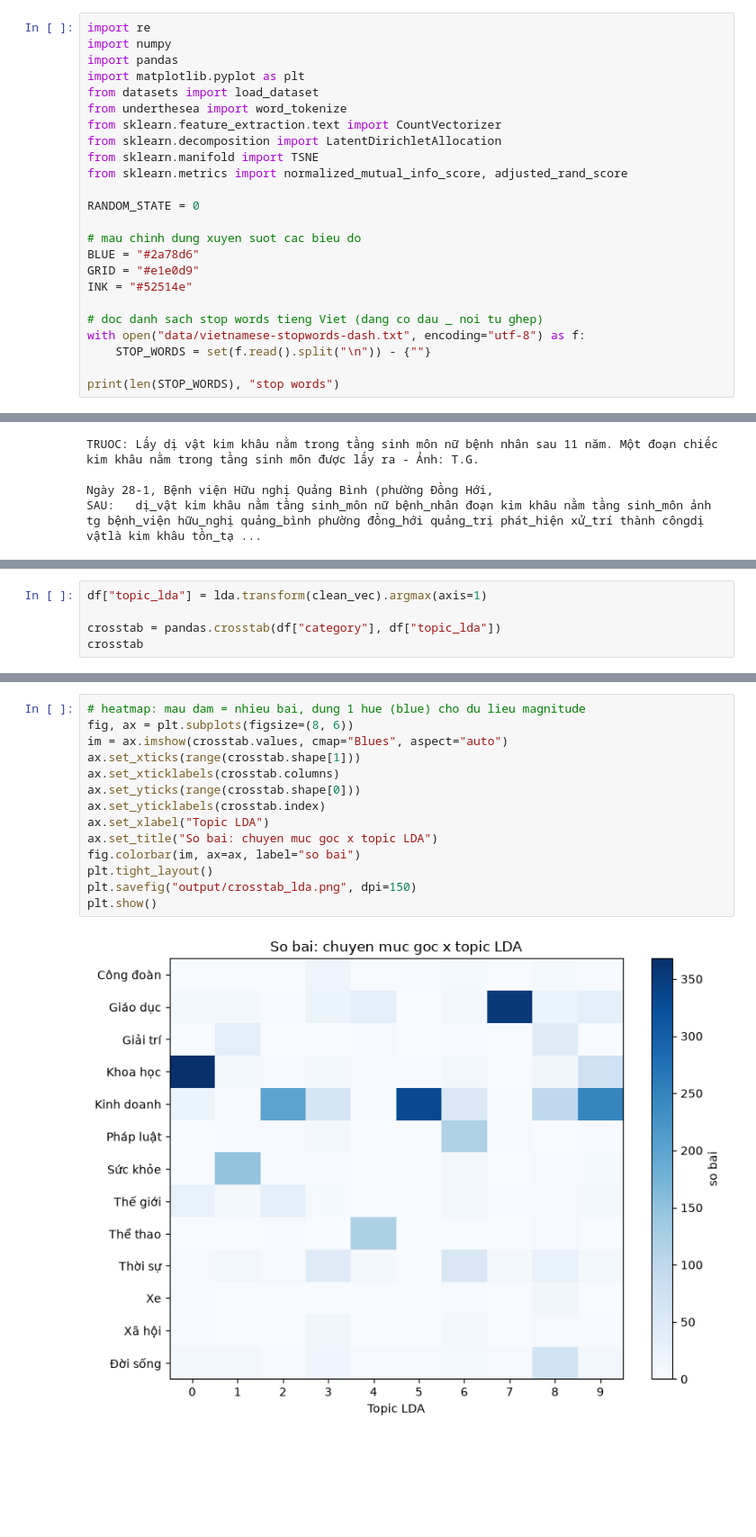
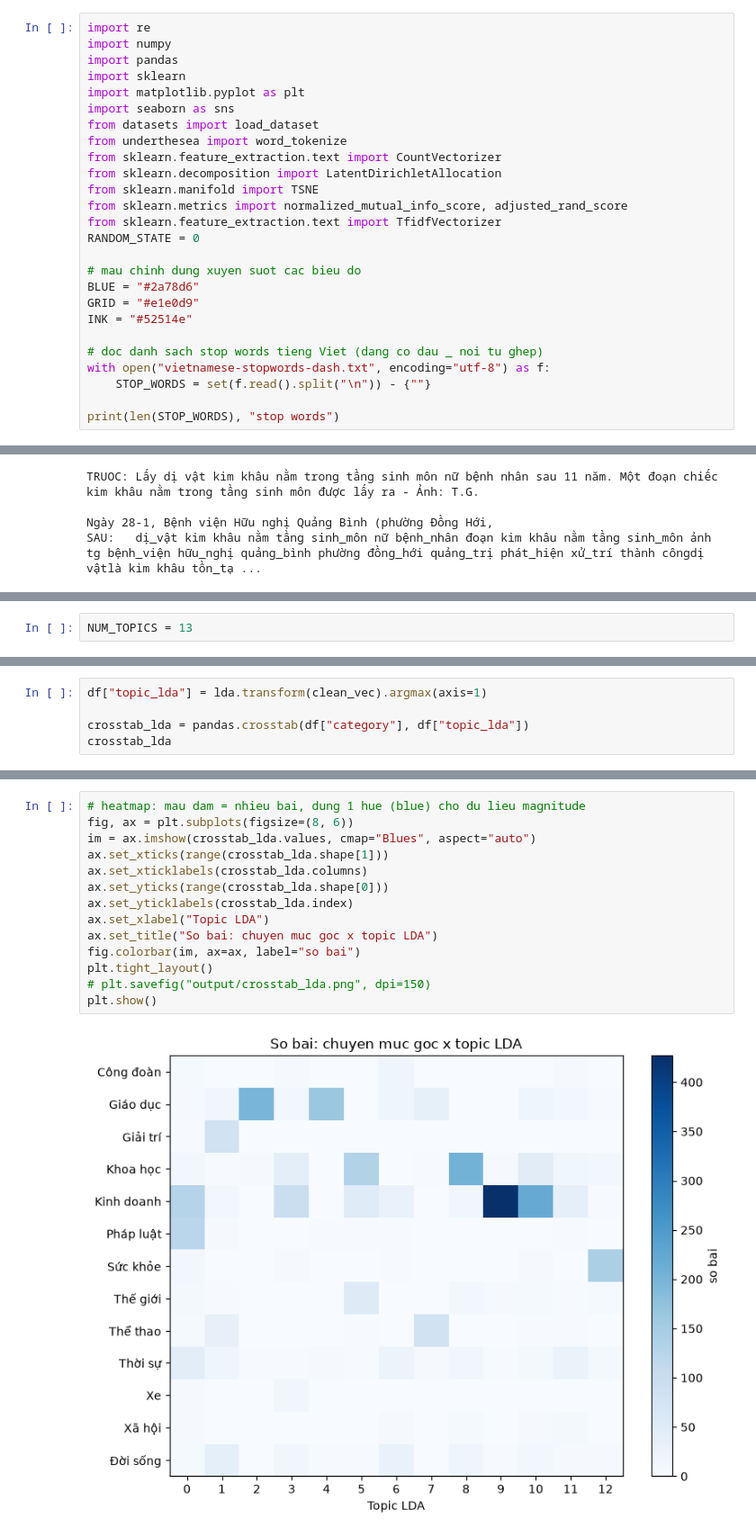
Before and after one commit to nguyenbadanh14112007-commits/TopicModeling, a Jupyter notebook: TopicModeling.ipynb, the cells around one changed output, grey strips where cells are left out. Shown at 90% size. Saved outputs shown, nothing was run; the diff lists cells and outputs as text; blank space fills up the shorter version.

```diff
--- a/TopicModeling.ipynb
+++ b/TopicModeling.ipynb
@@ -8,14 +8,16 @@ Mau 3000 bai bao, chi dung **LDA** (`sklearn.decomposition.LatentDirichletAlloca
 import re
 import numpy
 import pandas
+import sklearn
 import matplotlib.pyplot as plt
+import seaborn as sns
 from datasets import load_dataset
 from underthesea import word_tokenize
 from sklearn.feature_extraction.text import CountVectorizer
 from sklearn.decomposition import LatentDirichletAllocation
 from sklearn.manifold import TSNE
 from sklearn.metrics import normalized_mutual_info_score, adjusted_rand_score
-
+from sklearn.feature_extraction.text import TfidfVectorizer
 RANDOM_STATE = 0
 
 # mau chinh dung xuyen suot cac bieu do
@@ -24,7 +26,7 @@ GRID = "#e1e0d9"
 INK = "#52514e"
 
 # doc danh sach stop words tieng Viet (dang co dau _ noi tu ghep)
-with open("data/vietnamese-stopwords-dash.txt", encoding="utf-8") as f:
+with open("vietnamese-stopwords-dash.txt", encoding="utf-8") as f:
     STOP_WORDS = set(f.read().split("\n")) - {""}
 
 print(len(STOP_WORDS), "stop words")
@@ -203 +263,3 @@ plt.show()
+# %%
+NUM_TOPICS = 13
 # %% [markdown]
@@ -288,6 +431,6 @@ plt.show()
 # %%
 df["topic_lda"] = lda.transform(clean_vec).argmax(axis=1)
 
-crosstab = pandas.crosstab(df["category"], df["topic_lda"])
-crosstab
+crosstab_lda = pandas.crosstab(df["category"], df["topic_lda"])
+crosstab_lda
 # %% [output]
@@ -315,16 +505,16 @@ ARI: 0.34425712958250076
 # %%
 # heatmap: mau dam = nhieu bai, dung 1 hue (blue) cho du lieu magnitude
 fig, ax = plt.subplots(figsize=(8, 6))
-im = ax.imshow(crosstab.values, cmap="Blues", aspect="auto")
-ax.set_xticks(range(crosstab.shape[1]))
-ax.set_xticklabels(crosstab.columns)
-ax.set_yticks(range(crosstab.shape[0]))
-ax.set_yticklabels(crosstab.index)
+im = ax.imshow(crosstab_lda.values, cmap="Blues", aspect="auto")
+ax.set_xticks(range(crosstab_lda.shape[1]))
+ax.set_xticklabels(crosstab_lda.columns)
+ax.set_yticks(range(crosstab_lda.shape[0]))
+ax.set_yticklabels(crosstab_lda.index)
 ax.set_xlabel("Topic LDA")
 ax.set_title("So bai: chuyen muc goc x topic LDA")
 fig.colorbar(im, ax=ax, label="so bai")
 plt.tight_layout()
-plt.savefig("output/crosstab_lda.png", dpi=150)
+# plt.savefig("output/crosstab_lda.png", dpi=150)
 plt.show()
 # %% [output]
-[figure, old version]
+[figure, new version]
```
Also changed, not shown: parts of 101 cells of this notebook.
